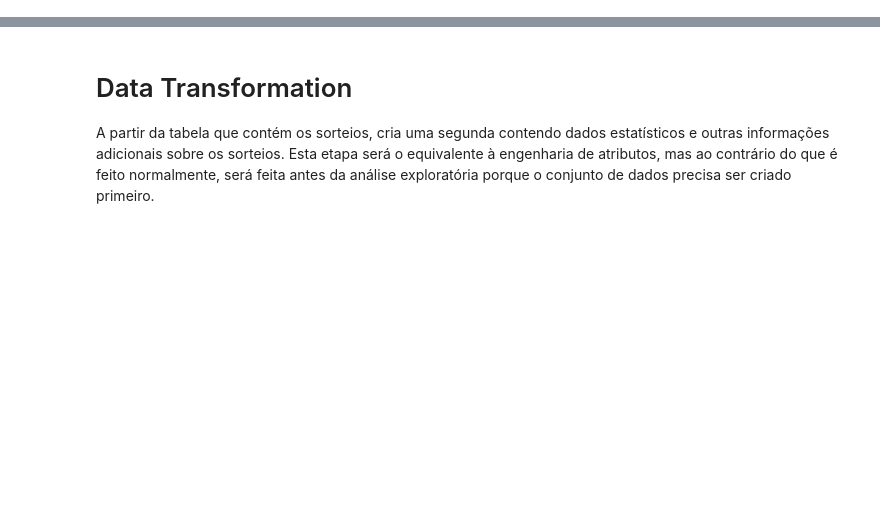
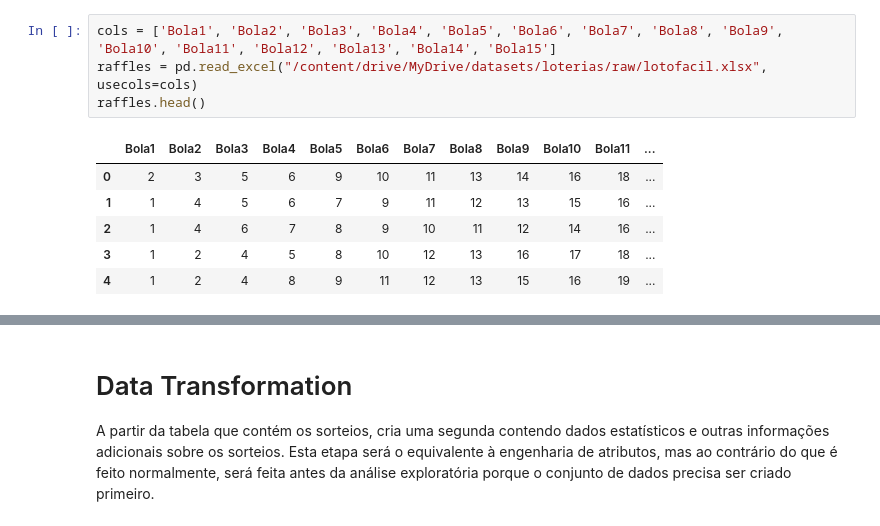
Before and after one commit to robson-rsp/datascience, a Jupyter notebook: loterias/lotofacil.ipynb, the cells around one changed output, grey strips where cells are left out. Cells and saved outputs as stored; diff of their text form; blank space fills up the shorter version.

```diff
--- a/loterias/lotofacil.ipynb
+++ b/loterias/lotofacil.ipynb
@@ -7,0 +31,11 @@ time: 608 µs (started: 2023-07-27 12:20:37 +00:00)
+# %%
+cols = ['Bola1', 'Bola2', 'Bola3', 'Bola4', 'Bola5', 'Bola6', 'Bola7', 'Bola8', 'Bola9', 'Bola10', 'Bola11', 'Bola12', 'Bola13', 'Bola14', 'Bola15']
+raffles = pd.read_excel("/content/drive/MyDrive/datasets/loterias/raw/lotofacil.xlsx", usecols=cols)
+raffles.head()
+# %% [output]
+|  | Bola1 | Bola2 | Bola3 | Bola4 | Bola5 | Bola6 | Bola7 | Bola8 | Bola9 | Bola10 | Bola11 | ... |
+| 0 | 2 | 3 | 5 | 6 | 9 | 10 | 11 | 13 | 14 | 16 | 18 | ... |
+| 1 | 1 | 4 | 5 | 6 | 7 | 9 | 11 | 12 | 13 | 15 | 16 | ... |
+| 2 | 1 | 4 | 6 | 7 | 8 | 9 | 10 | 11 | 12 | 14 | 16 | ... |
+| 3 | 1 | 2 | 4 | 5 | 8 | 10 | 12 | 13 | 16 | 17 | 18 | ... |
+| 4 | 1 | 2 | 4 | 8 | 9 | 11 | 12 | 13 | 15 | 16 | 19 | ... |
```
Also changed, not shown: parts of 35 cells of this notebook.
